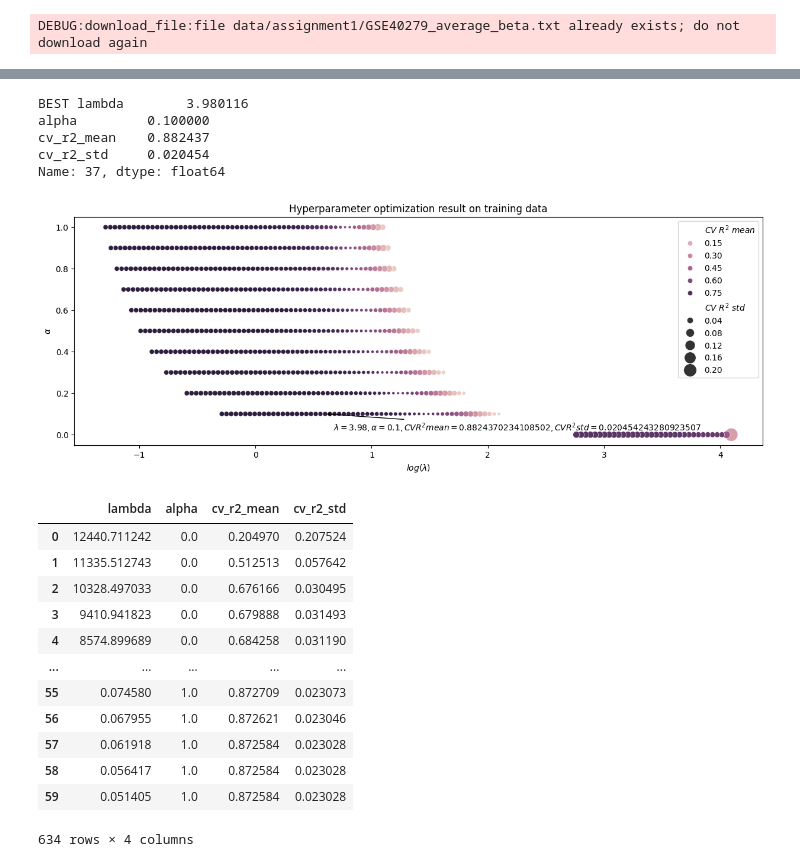
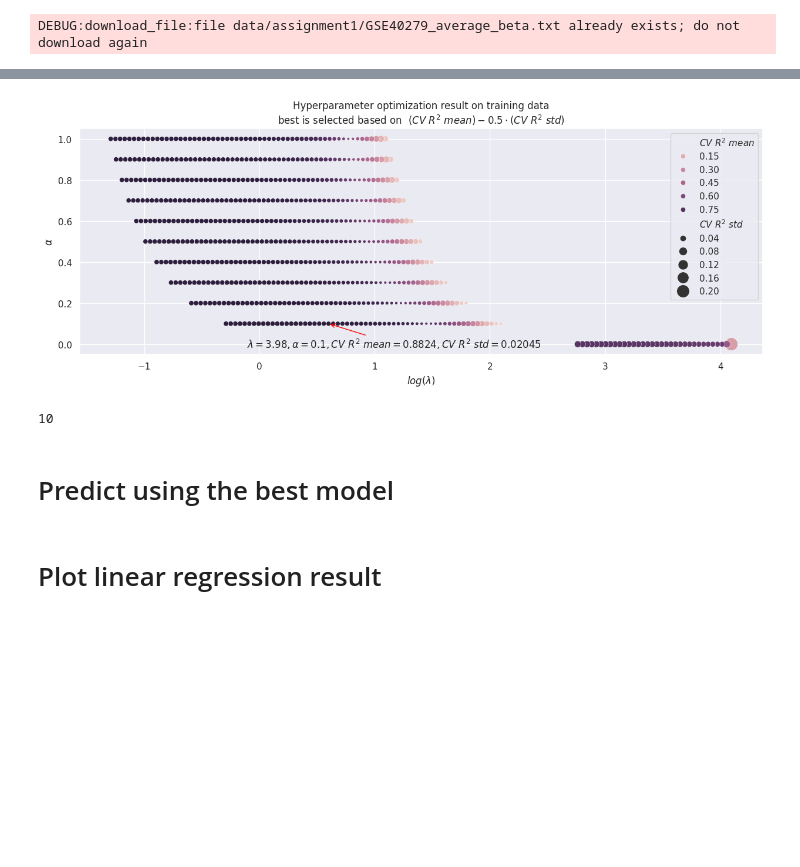
Before and after one commit to szazo/epigenetic-clock, a Jupyter notebook: assignment1_microarray.ipynb, the cells around one changed output, grey strips where cells are left out. Saved outputs shown, nothing was run; the diff lists cells and outputs as text; code cells hidden in the pictures; blank space fills up the shorter version.

```diff
--- a/assignment1_microarray.ipynb
+++ b/assignment1_microarray.ipynb
@@ -53,7 +53,7 @@ clock_trainer = GlmNetEpigeneticClockTrainer(
 
 X_train, X_test, y_train, y_test = clock_trainer.train_test_split(X, y, test_size=0.2)
 
-hyperparameter_stats = clock_trainer.hyperparameter_optimization(X_train=X_train, y_train=y_train, alpha_count=10 + 1)
+hyperparameter_result, hyperparameter_stats, best_model = clock_trainer.hyperparameter_optimization(X_train=X_train, y_train=y_train, alpha_count=10 + 1)
 # %% [output]
 DEBUG:GlmNetEpigeneticClockTrainer:starting hyperparameter optimization with alpha range [0.  0.1 0.2 0.3 0.4 0.5 0.6 0.7 0.8 0.9 1. ]
 DEBUG:GlmNetEpigeneticClockTrainer:training with alpha 0.0...
@@ -75,23 +75,11 @@ DEBUG:GlmNetEpigeneticClockTrainer:training with alpha 1.0...
 # %%
-clock_trainer.plot_hypterparameter_optimization_result(hyperparameter_stats)
+clock_trainer.plot_hyperparameter_optimization_result(hyperparameter_result=hyperparameter_result, hyperparameter_stats=hyperparameter_stats)
 hyperparameter_stats
+hyperparameter_stats.dtypes
+a = [1,2,3]
+int(hyperparameter_stats.iloc[-1]['model_index'])
 # %% [output]
+[figure, new version]
-BEST lambda        3.980116
-alpha         0.100000
-cv_r2_mean    0.882437
-cv_r2_std     0.020454
-Name: 37, dtype: float64
+10
-[figure, old version]
-|  | lambda | alpha | cv_r2_mean | cv_r2_std |
-| 0 | 12440.711242 | 0.0 | 0.204970 | 0.207524 |
-| 1 | 11335.512743 | 0.0 | 0.512513 | 0.057642 |
-| 2 | 10328.497033 | 0.0 | 0.676166 | 0.030495 |
-| 3 | 9410.941823 | 0.0 | 0.679888 | 0.031493 |
-| 4 | 8574.899689 | 0.0 | 0.684258 | 0.031190 |
-| ... | ... | ... | ... | ... |
-| 55 | 0.074580 | 1.0 | 0.872709 | 0.023073 |
-| 56 | 0.067955 | 1.0 | 0.872621 | 0.023046 |
-| 57 | 0.061918 | 1.0 | 0.872584 | 0.023028 |
-| 58 | 0.056417 | 1.0 | 0.872584 | 0.023028 |
-| 59 | 0.051405 | 1.0 | 0.872584 | 0.023028 |
-634 rows × 4 columns
+# %% [markdown]
+# Predict using the best model
@@ -97,0 +96,2 @@ Name: 37, dtype: float64
+# %% [markdown]
+# Plot linear regression result
```
Also changed, not shown: parts of 5 cells of this notebook, 1 other file.
